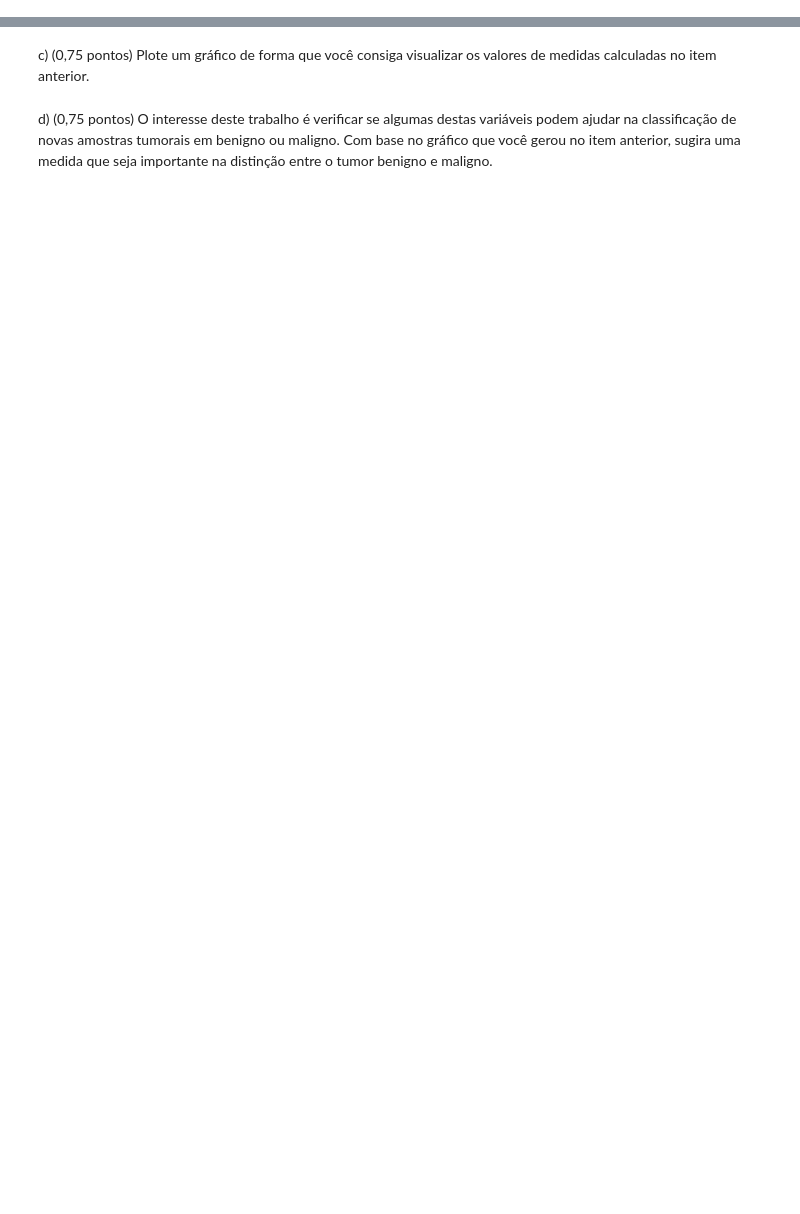
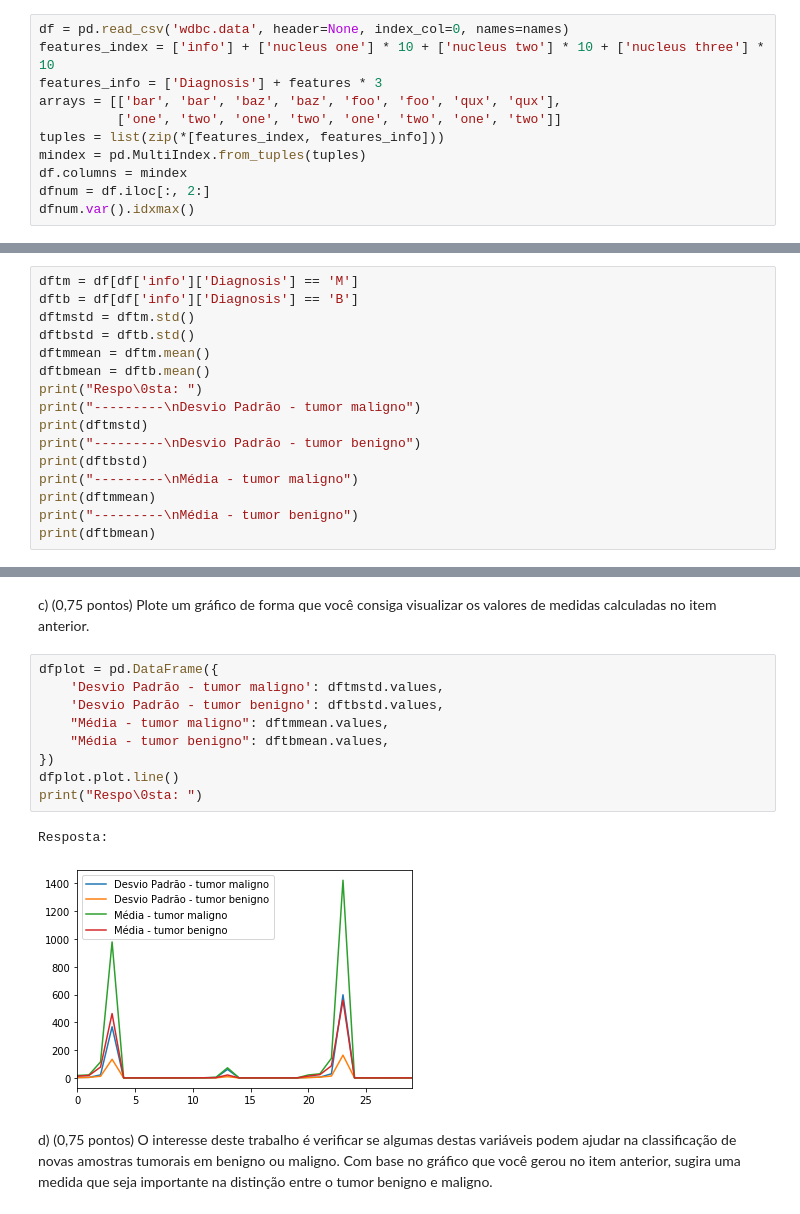
Before and after one commit to pabloufrn/probabilidade, a Jupyter notebook: TrabalhoI/TrabalhoI.ipynb, the cells around one changed output, grey strips where cells are left out. Drawn from its saved outputs; the diff is of its cells as text; blank space fills up the shorter version.

```diff
--- a/TrabalhoI/TrabalhoI.ipynb
+++ b/TrabalhoI/TrabalhoI.ipynb
@@ -134,0 +132,11 @@ dfnum.var().idxmax()
+# %%
+df = pd.read_csv('wdbc.data', header=None, index_col=0, names=names)
+features_index = ['info'] + ['nucleus one'] * 10 + ['nucleus two'] * 10 + ['nucleus three'] * 10
+features_info = ['Diagnosis'] + features * 3
+arrays = [['bar', 'bar', 'baz', 'baz', 'foo', 'foo', 'qux', 'qux'],
+          ['one', 'two', 'one', 'two', 'one', 'two', 'one', 'two']]
+tuples = list(zip(*[features_index, features_info]))
+mindex = pd.MultiIndex.from_tuples(tuples)
+df.columns = mindex
+dfnum = df.iloc[:, 2:]
+dfnum.var().idxmax()
@@ -135,2 +147,18 @@ dfnum.var().idxmax()
 # %% [markdown]
 b) (0,75 pontos) Para cada grupo de amostras (tumor benigno/maligno), calcule a média e o desvio padrão de cada uma das variáveis numéricas.
+# %%
+dftm = df[df['info']['Diagnosis'] == 'M']
+dftb = df[df['info']['Diagnosis'] == 'B']
+dftmstd = dftm.std()
+dftbstd = dftb.std()
+dftmmean = dftm.mean()
+dftbmean = dftb.mean()
+print("Respo\0sta: ")
+print("---------\nDesvio Padrão - tumor maligno")
+print(dftmstd)
+print("---------\nDesvio Padrão - tumor benigno")
+print(dftbstd)
+print("---------\nMédia - tumor maligno")
+print(dftmmean)
+print("---------\nMédia - tumor benigno")
+print(dftbmean)
@@ -137,4 +183,16 @@ b) (0,75 pontos) Para cada grupo de amostras (tumor benigno/maligno), calcule a
 # %% [markdown]
 c) (0,75 pontos) Plote um gráfico de forma que você consiga visualizar os valores de medidas calculadas no item anterior.
+# %%
+dfplot = pd.DataFrame({
+    'Desvio Padrão - tumor maligno': dftmstd.values,
+    'Desvio Padrão - tumor benigno': dftbstd.values,
+    "Média - tumor maligno": dftmmean.values,
+    "Média - tumor benigno": dftbmean.values,
+})
+dfplot.plot.line()
+print("Respo\0sta: ")
+# %% [output]
+Resposta:
+[figure, added]
 # %% [markdown]
 d) (0,75 pontos) O interesse deste trabalho é verificar se algumas destas variáveis podem ajudar na classificação de novas amostras tumorais em benigno ou maligno. Com base no gráfico que você gerou no item anterior, sugira uma medida que seja importante na distinção entre o tumor benigno e maligno.
```
Also changed, not shown: parts of 15 cells of this notebook, 1 other file.
